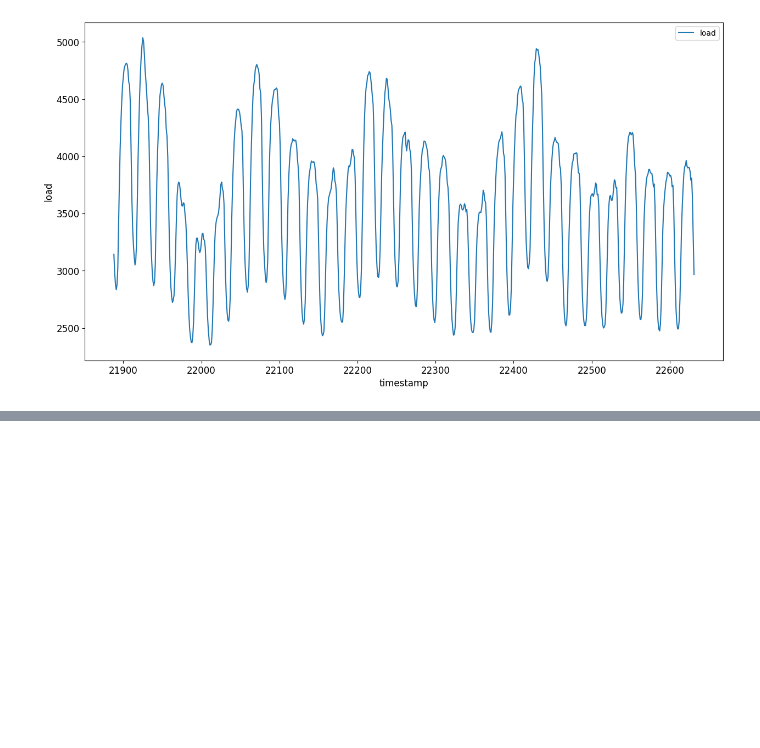
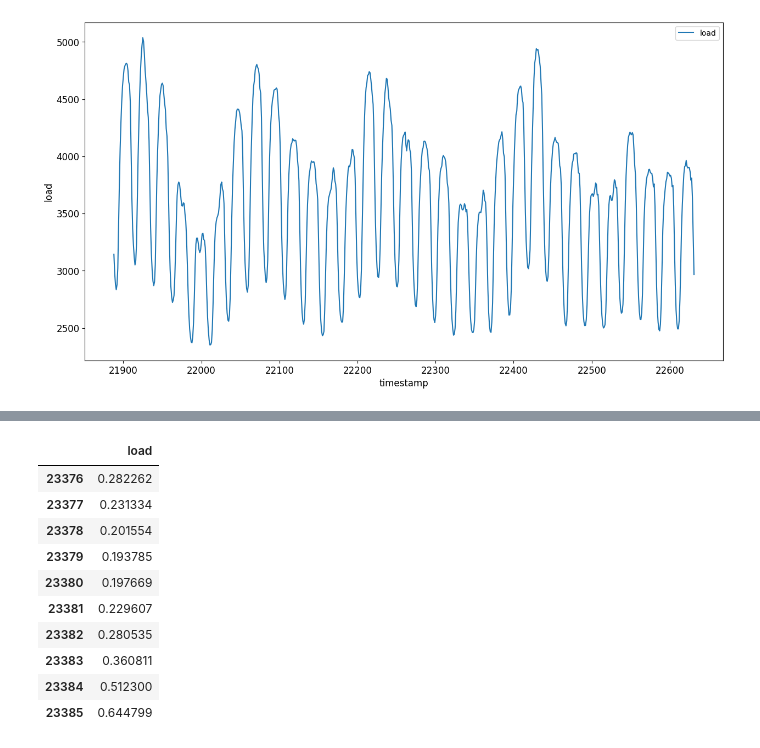
Before and after one commit to omarelwaliely/datascience, a Jupyter notebook: microsoft_beginner_ml/power_analysis/power_analysis.ipynb, the cells around one changed output, grey strips where cells are left out. Cells and saved outputs as stored; diff of their text form; code cells hidden in the pictures; blank space fills up the shorter version.

```diff
--- a/microsoft_beginner_ml/power_analysis/power_analysis.ipynb
+++ b/microsoft_beginner_ml/power_analysis/power_analysis.ipynb
@@ -28,0 +75,16 @@ plt.show()
+# %%
+scaler = MinMaxScaler()
+train['load'] = scaler.fit_transform(train)
+train.head(10)
+# %% [output]
+|  | load |
+| 23376 | 0.282262 |
+| 23377 | 0.231334 |
+| 23378 | 0.201554 |
+| 23379 | 0.193785 |
+| 23380 | 0.197669 |
+| 23381 | 0.229607 |
+| 23382 | 0.280535 |
+| 23383 | 0.360811 |
+| 23384 | 0.512300 |
+| 23385 | 0.644799 |
```
Also changed, not shown: parts of 11 cells of this notebook.
